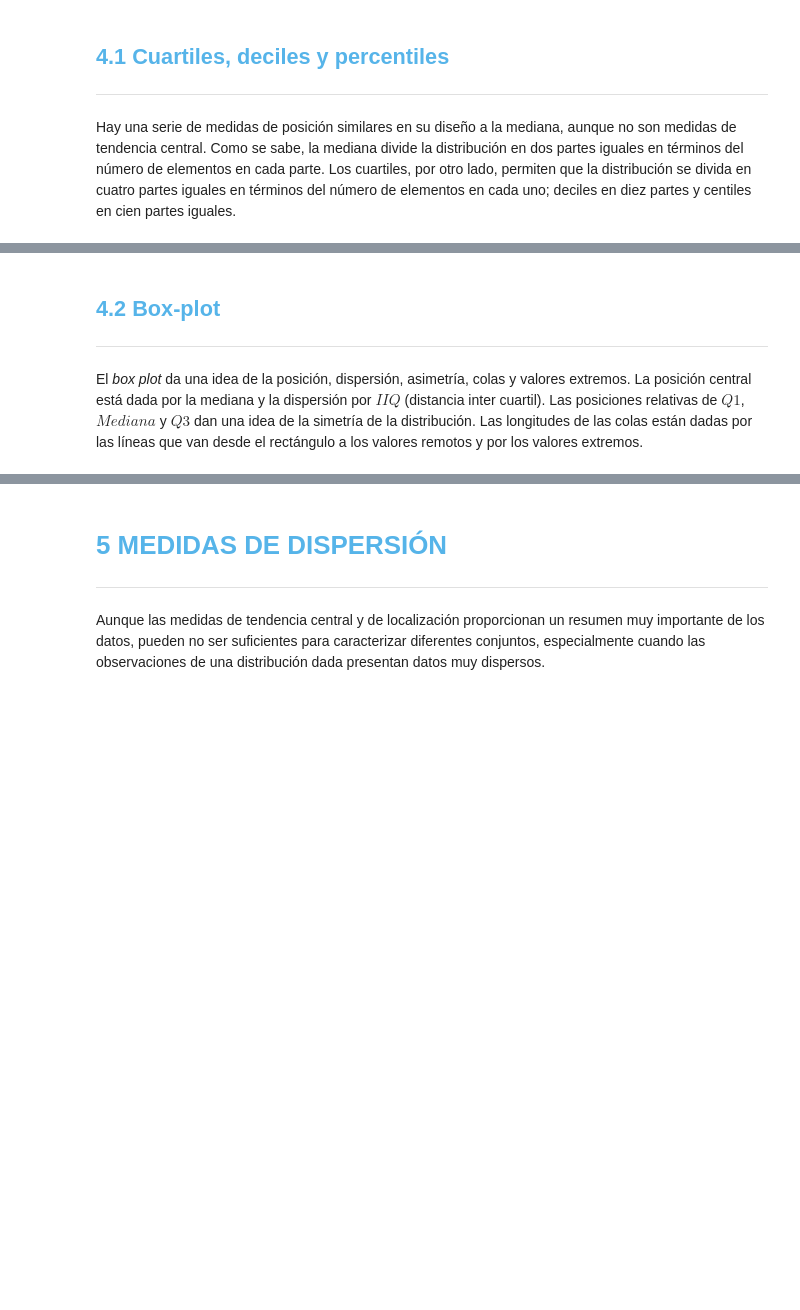
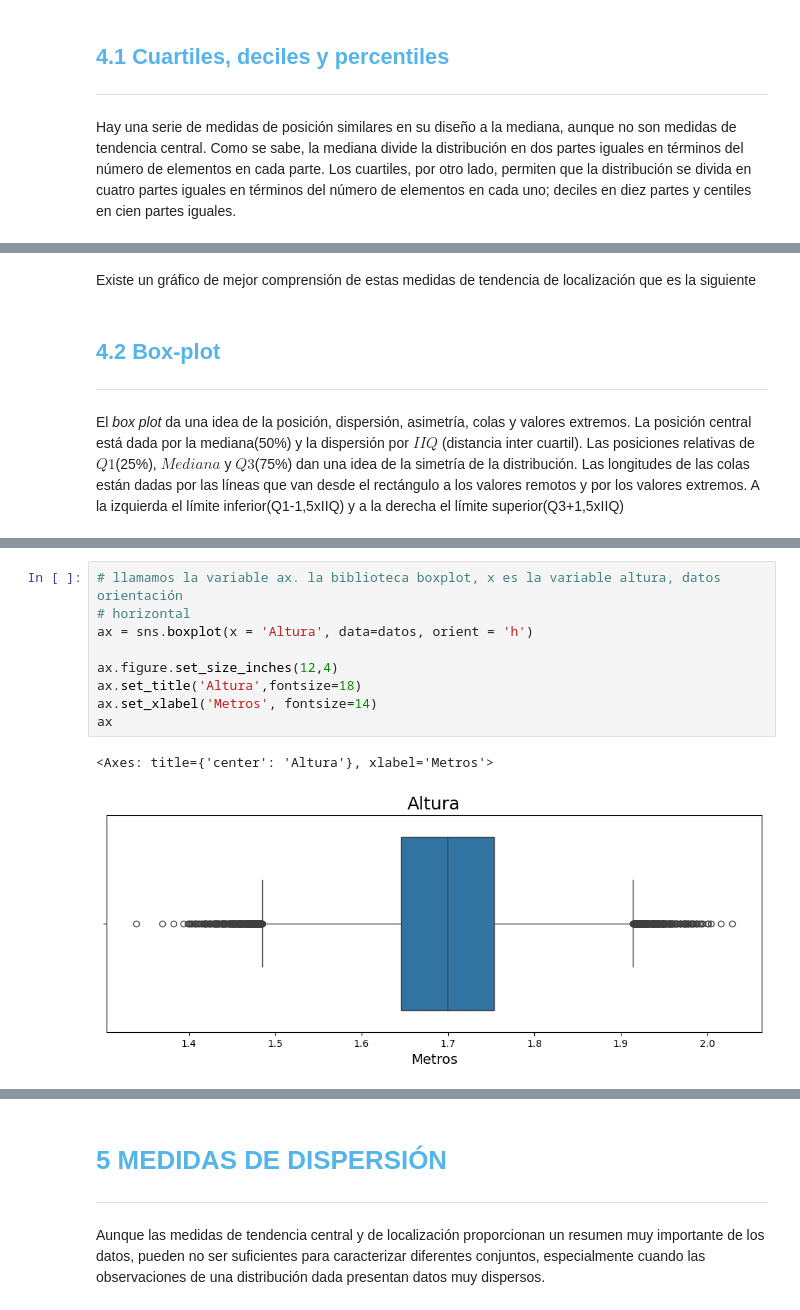
Before and after one commit to evs-11/Estadistica-Con-Python, a Jupyter notebook: Curso_de_Estadística_con_Python.ipynb, the cells around one changed output, grey strips where cells are left out. Cells and saved outputs as stored; diff of their text form; blank space fills up the shorter version.

```diff
--- a/Curso_de_Estadística_con_Python.ipynb
+++ b/Curso_de_Estadística_con_Python.ipynb
@@ -1105,7 +1218,22 @@ Hay una serie de medidas de posición similares en su diseño a la mediana, aunq
+# %% [markdown]
+Existe un gráfico de mejor comprensión de estas medidas de tendencia de localización que es la siguiente
 # %% [markdown]
 ## <font color=#56B4E9>4.2 Box-plot</font>
 ***
 
-El *box plot* da una idea de la posición, dispersión, asimetría, colas y valores extremos. La posición central está dada por la mediana y la dispersión por $IIQ$ (distancia inter cuartil). Las posiciones relativas de $Q1$, $Mediana$ y $Q3$ dan una idea de la simetría de la distribución. Las longitudes de las colas están dadas por las líneas que van desde el rectángulo a los valores remotos y por los valores extremos.
+El *box plot* da una idea de la posición, dispersión, asimetría, colas y valores extremos. La posición central está dada por la mediana(50%) y la dispersión por $IIQ$ (distancia inter cuartil). Las posiciones relativas de $Q1$(25%), $Mediana$ y $Q3$(75%) dan una idea de la simetría de la distribución. Las longitudes de las colas están dadas por las líneas que van desde el rectángulo a los valores remotos y por los valores extremos.
+A la izquierda el límite inferior(Q1-1,5xIIQ) y a la derecha el límite superior(Q3+1,5xIIQ)
 # %% [markdown]
 <img src='https://caelum-online-public.s3.amazonaws.com/ESP-1752-estadistica-con-python-parte1/img005.png' width='65%'>
+# %%
+# llamamos la variable ax. la biblioteca boxplot, x es la variable altura, datos orientación
+# horizontal
+ax = sns.boxplot(x = 'Altura', data=datos, orient = 'h')
+
+ax.figure.set_size_inches(12,4)
+ax.set_title('Altura',fontsize=18)
+ax.set_xlabel('Metros', fontsize=14)
+ax
+# %% [output]
+<Axes: title={'center': 'Altura'}, xlabel='Metros'>
+[figure, added]
```
Also changed, not shown: parts of 22 cells of this notebook.
